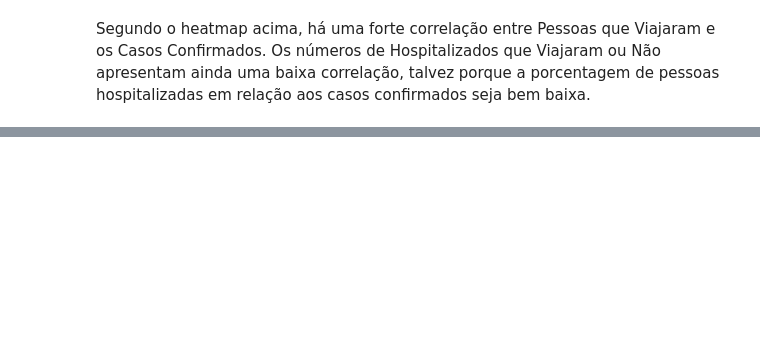
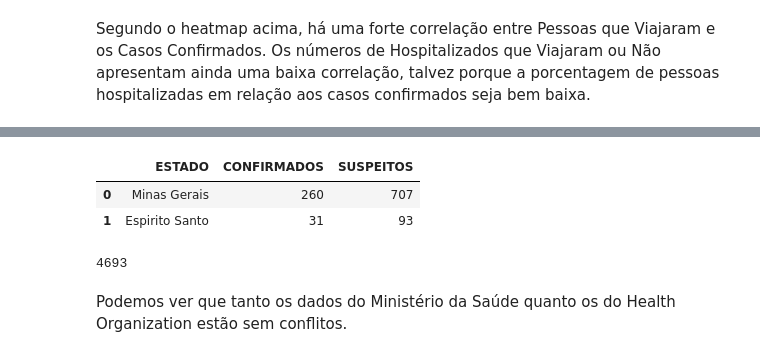
Before and after one commit to samaramms/MonkeypoxTraining, a Jupyter notebook: Monkeypox_Training.ipynb, the cells around one changed output, grey strips where cells are left out. Cells and saved outputs as stored; diff of their text form; code cells hidden in the pictures; blank space fills up the shorter version.

```diff
--- a/Monkeypox_Training.ipynb
+++ b/Monkeypox_Training.ipynb
@@ -305,0 +307,13 @@ Name: 0, dtype: object
+# %%
+dados_Brasil = pd.read_csv('/content/Monkeypox_Brasil 29_08_22 - Página1.csv')
+dados_Brasil.head(2)
+# %% [output]
+|  | ESTADO | CONFIRMADOS | SUSPEITOS |
+| 0 | Minas Gerais | 260 | 707 |
+| 1 | Espirito Santo | 31 | 93 |
+# %%
+dados_Brasil['CONFIRMADOS'].sum()
+# %% [output]
+4693
+# %% [markdown]
+Podemos ver que tanto os dados do Ministério da Saúde quanto os do Health Organization estão sem conflitos.
```
Also changed, not shown: parts of 19 cells of this notebook.
